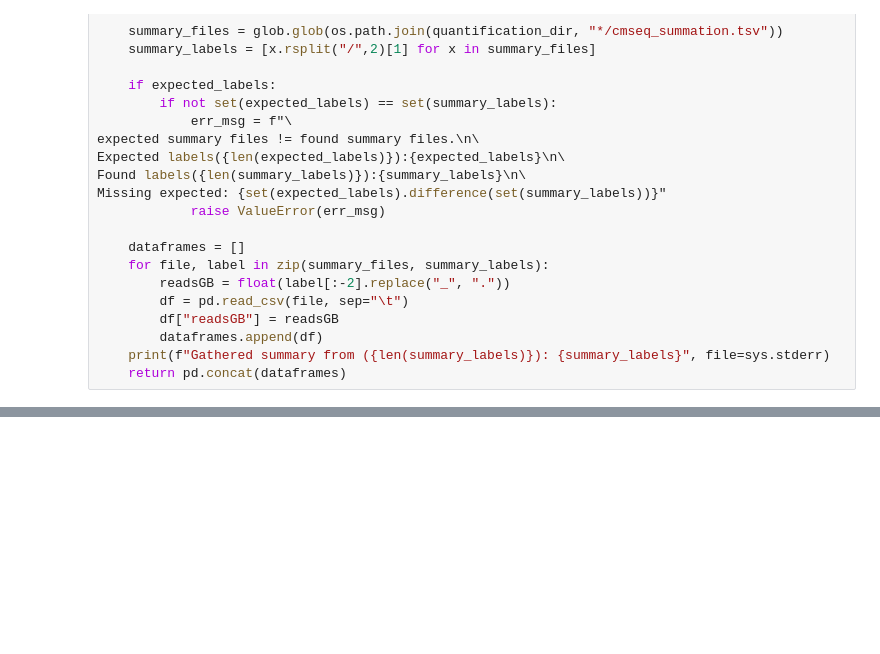
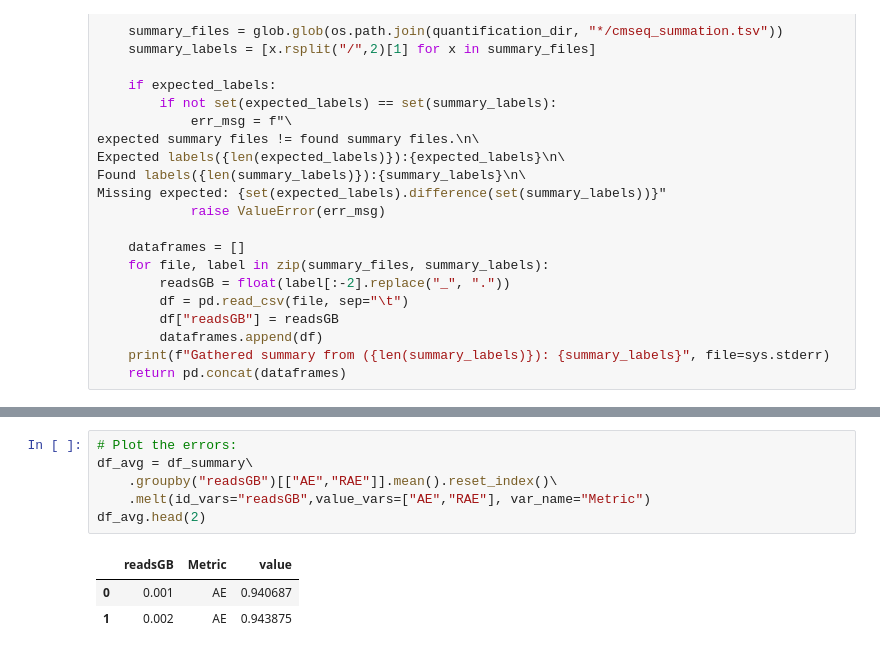
Before and after one commit to HenrikSpiegel/Screener, a Jupyter notebook: notebooks/quantification_summary.ipynb, the cells around one changed output, grey strips where cells are left out. Cells and saved outputs as stored; diff of their text form; blank space fills up the shorter version.

```diff
--- a/notebooks/quantification_summary.ipynb
+++ b/notebooks/quantification_summary.ipynb
@@ -98,0 +83,10 @@ Missing expected: {'1_0GB', '0_3GB', '0_6GB', '0_7GB'}
+# %%
+# Plot the errors:
+df_avg = df_summary\
+    .groupby("readsGB")[["AE","RAE"]].mean().reset_index()\
+    .melt(id_vars="readsGB",value_vars=["AE","RAE"], var_name="Metric")
+df_avg.head(2)
+# %% [output]
+|  | readsGB | Metric | value |
+| 0 | 0.001 | AE | 0.940687 |
+| 1 | 0.002 | AE | 0.943875 |
```
Also changed, not shown: parts of 35 cells of this notebook, 7 other files.
